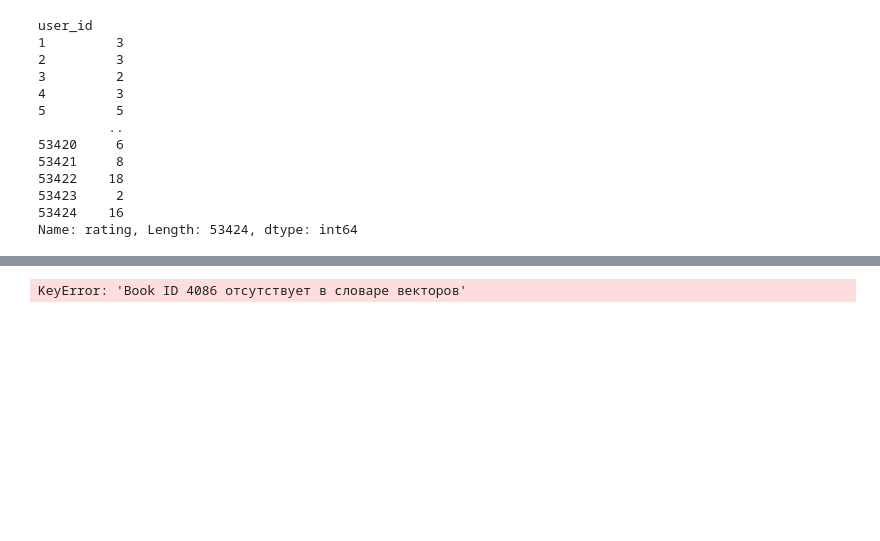
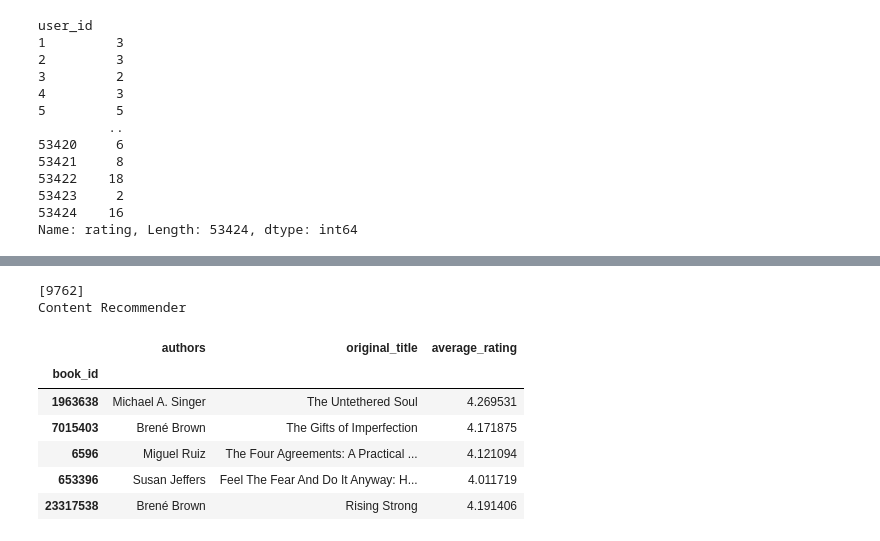
Before and after one commit to DmitriyVish/BooksRecSys, a Jupyter notebook: good_books.ipynb, the cells around one changed output, grey strips where cells are left out. Drawn from its saved outputs; the diff is of its cells as text; code cells hidden in the pictures; blank space fills up the shorter version.

Commit message:
working hybrid recommender

```diff
--- a/good_books.ipynb
+++ b/good_books.ipynb
@@ -1845,7 +1908,15 @@ class HybridWeightedRecommender():
 # %%
-weights = {'popularity': 0.2, 'content': 0.3, 'cf': 0.3, 'svd': 0.2}
+weights = {'popularity': 0.1, 'content': 0.2, 'cf': 0.3, 'svd': 0.3}
 ex = HybridWeightedRecommender(ratings, books, book_tags, tags, weights, 5)
-ex.get_user_rating_count(53420)
+ex.get_user_rating_count(2)
 ex.recommend()
 # %% [output]
-KeyError: 'Book ID 4086 отсутствует в словаре векторов'
+[9762]
+Content Recommender
+|  | authors | original_title | average_rating |
+| book_id |  |  |  |
+| 1963638 | Michael A. Singer | The Untethered Soul | 4.269531 |
+| 7015403 | Brené Brown | The Gifts of Imperfection | 4.171875 |
+| 6596 | Miguel Ruiz | The Four Agreements: A Practical ... | 4.121094 |
+| 653396 | Susan Jeffers | Feel The Fear And Do It Anyway: H... | 4.011719 |
+| 23317538 | Brené Brown | Rising Strong | 4.191406 |
```
Also changed, not shown: parts of 7 cells of this notebook.
